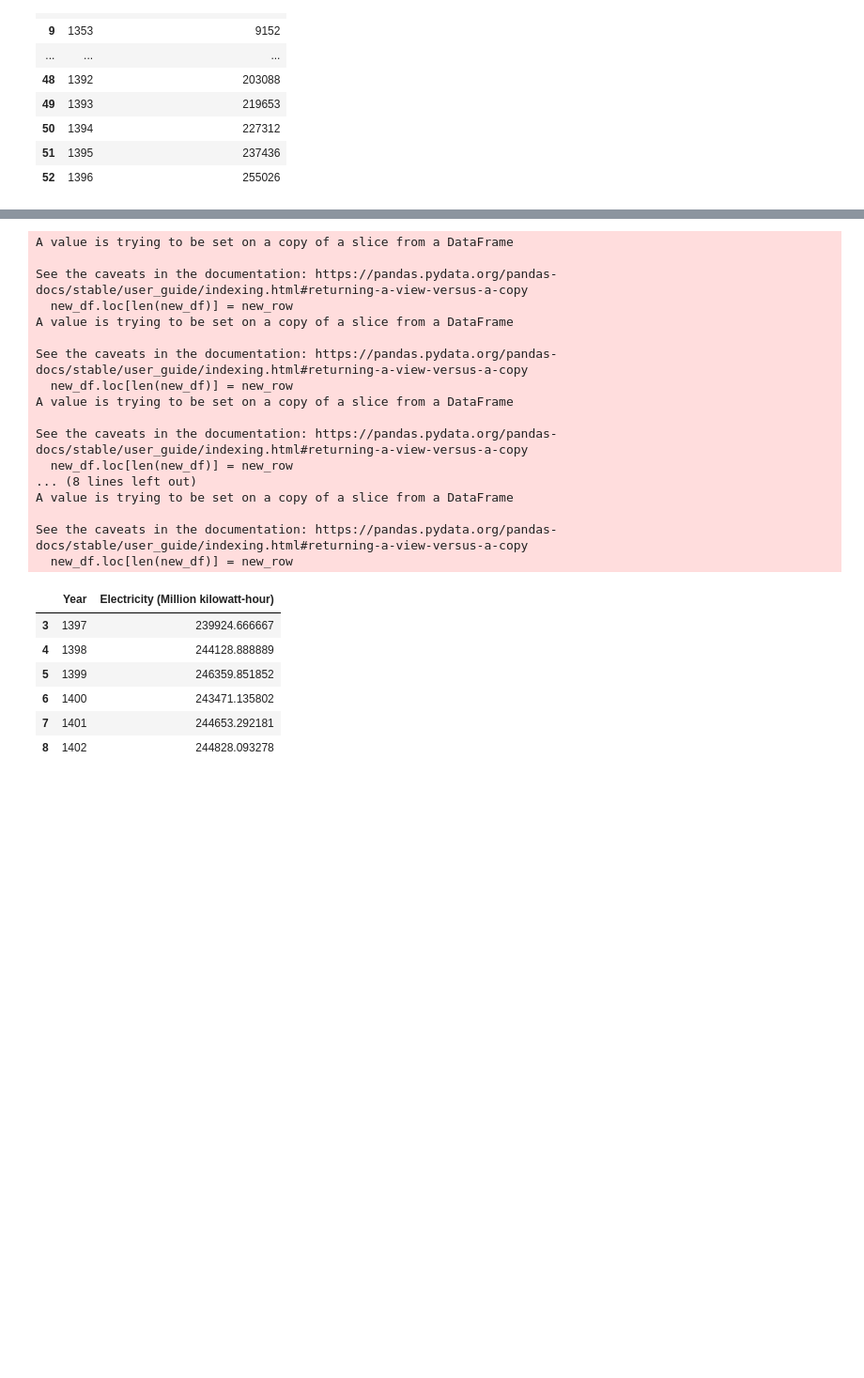
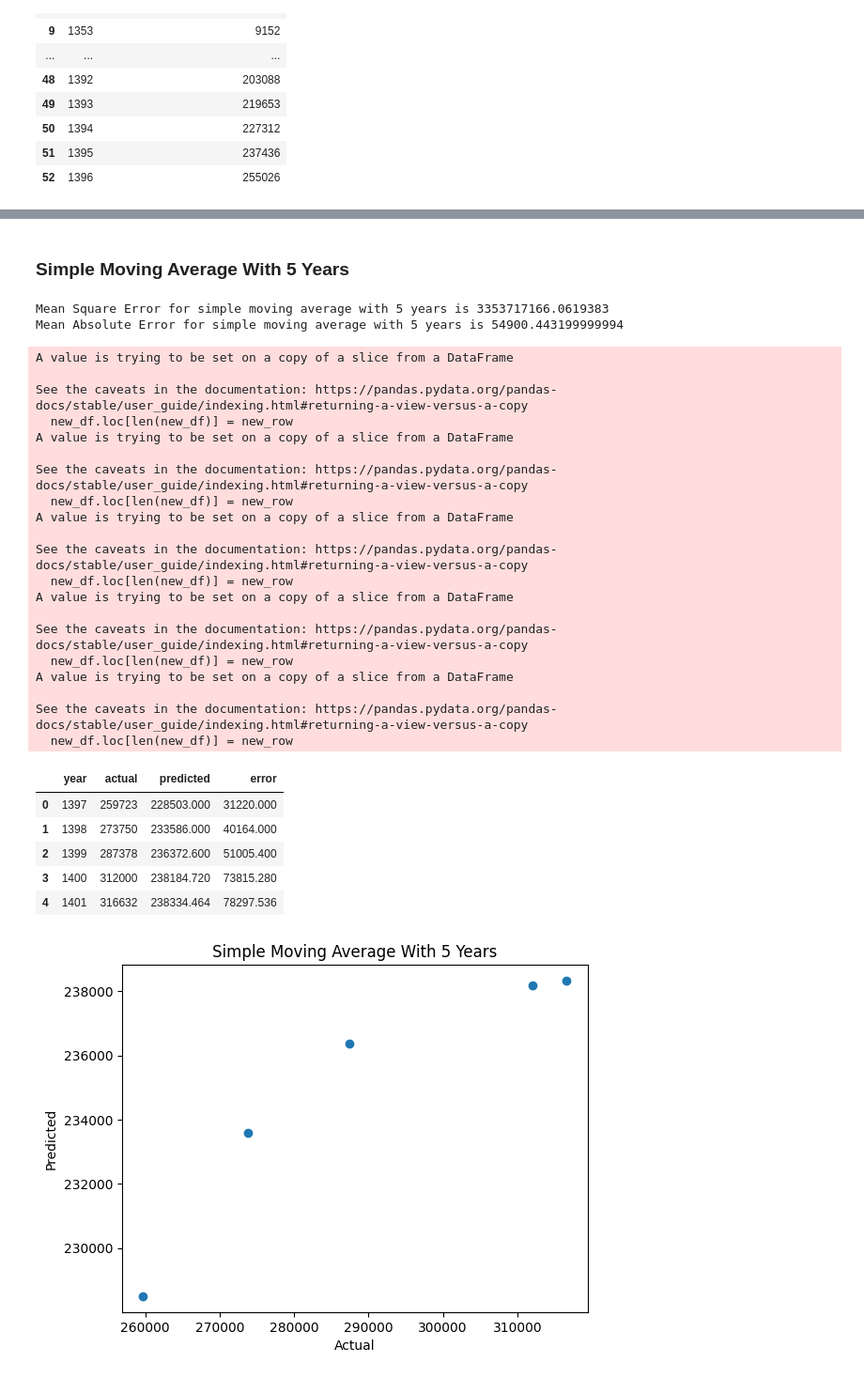
Before and after one commit to NassrinSharifi/Pure-Python, a Jupyter notebook: 00-SUT/Project Management/HW2.ipynb, the cells around one changed output, grey strips where cells are left out. Shown: that part at 94% size. Drawn from its saved outputs; the diff is of its cells as text; code cells hidden in the pictures; blank space fills up the shorter version.

```diff
--- a/00-SUT/Project Management/HW2.ipynb
+++ b/00-SUT/Project Management/HW2.ipynb
@@ -41,3 +66,6 @@ data
 | 50 | 1394 | 227312 |
 | 51 | 1395 | 237436 |
 | 52 | 1396 | 255026 |
+# %%
+Real_data = pd.read_csv("Real.csv")
+Real_data
@@ -46,27 +125,46 @@ simple_moving_average(3, data)
+# %% [markdown]
+### Simple Moving Average With 5 Years
 # %%
-simple_moving_average(3, data)
+n = 5
+simple = simple_moving_average(n, data)
+simple_df = error(Real_data, simple)
+m = mean_squared_error(simple_df["actual"],simple_df["predicted"],squared=True)
+deviation = mean_absolute_deviation(simple_df)
+print(f"Mean Square Error for simple moving average with {n} years is {m}")
+print(f"Mean Absolute Error for simple moving average with {n} years is {deviation}")
+#plot:)
+plt.scatter(simple_df["actual"], simple_df["predicted"])
+plt.ylabel("Predicted")
+plt.xlabel("Actual")
+plt.title(f"Simple Moving Average With {n} Years")
+simple_df
 # %% [output]
-A value is trying to be set on a copy of a slice from a DataFrame
-
-See the caveats in the documentation: https://pandas.pydata.org/pandas-docs/stable/user_guide/indexing.html#returning-a-view-versus-a-copy
-  new_df.loc[len(new_df)] = new_row
-A value is trying to be set on a copy of a slice from a DataFrame
-
-See the caveats in the documentation: https://pandas.pydata.org/pandas-docs/stable/user_guide/indexing.html#returning-a-view-versus-a-copy
-  new_df.loc[len(new_df)] = new_row
-A value is trying to be set on a copy of a slice from a DataFrame
-
-See the caveats in the documentation: https://pandas.pydata.org/pandas-docs/stable/user_guide/indexing.html#returning-a-view-versus-a-copy
-  new_df.loc[len(new_df)] = new_row
-... (8 lines left out)
-A value is trying to be set on a copy of a slice from a DataFrame
-
-See the caveats in the documentation: https://pandas.pydata.org/pandas-docs/stable/user_guide/indexing.html#returning-a-view-versus-a-copy
-  new_df.loc[len(new_df)] = new_row
+Mean Square Error for simple moving average with 5 years is 3353717166.0619383
+Mean Absolute Error for simple moving average with 5 years is 54900.443199999994
+A value is trying to be set on a copy of a slice from a DataFrame
+
+See the caveats in the documentation: https://pandas.pydata.org/pandas-docs/stable/user_guide/indexing.html#returning-a-view-versus-a-copy
+  new_df.loc[len(new_df)] = new_row
+A value is trying to be set on a copy of a slice from a DataFrame
+
+See the caveats in the documentation: https://pandas.pydata.org/pandas-docs/stable/user_guide/indexing.html#returning-a-view-versus-a-copy
+  new_df.loc[len(new_df)] = new_row
+A value is trying to be set on a copy of a slice from a DataFrame
+
+See the caveats in the documentation: https://pandas.pydata.org/pandas-docs/stable/user_guide/indexing.html#returning-a-view-versus-a-copy
+  new_df.loc[len(new_df)] = new_row
+A value is trying to be set on a copy of a slice from a DataFrame
+
+See the caveats in the documentation: https://pandas.pydata.org/pandas-docs/stable/user_guide/indexing.html#returning-a-view-versus-a-copy
+  new_df.loc[len(new_df)] = new_row
+A value is trying to be set on a copy of a slice from a DataFrame
+
+See the caveats in the documentation: https://pandas.pydata.org/pandas-docs/stable/user_guide/indexing.html#returning-a-view-versus-a-copy
+  new_df.loc[len(new_df)] = new_row
-|  | Year | Electricity (Million kilowatt-hour) |
-| 3 | 1397 | 239924.666667 |
-| 4 | 1398 | 244128.888889 |
-| 5 | 1399 | 246359.851852 |
-| 6 | 1400 | 243471.135802 |
-| 7 | 1401 | 244653.292181 |
-| 8 | 1402 | 244828.093278 |
+|  | year | actual | predicted | error |
+| 0 | 1397 | 259723 | 228503.000 | 31220.000 |
+| 1 | 1398 | 273750 | 233586.000 | 40164.000 |
+| 2 | 1399 | 287378 | 236372.600 | 51005.400 |
+| 3 | 1400 | 312000 | 238184.720 | 73815.280 |
+| 4 | 1401 | 316632 | 238334.464 | 78297.536 |
+[figure, added]
```
Also changed, not shown: parts of 12 cells of this notebook, 1 other file.
